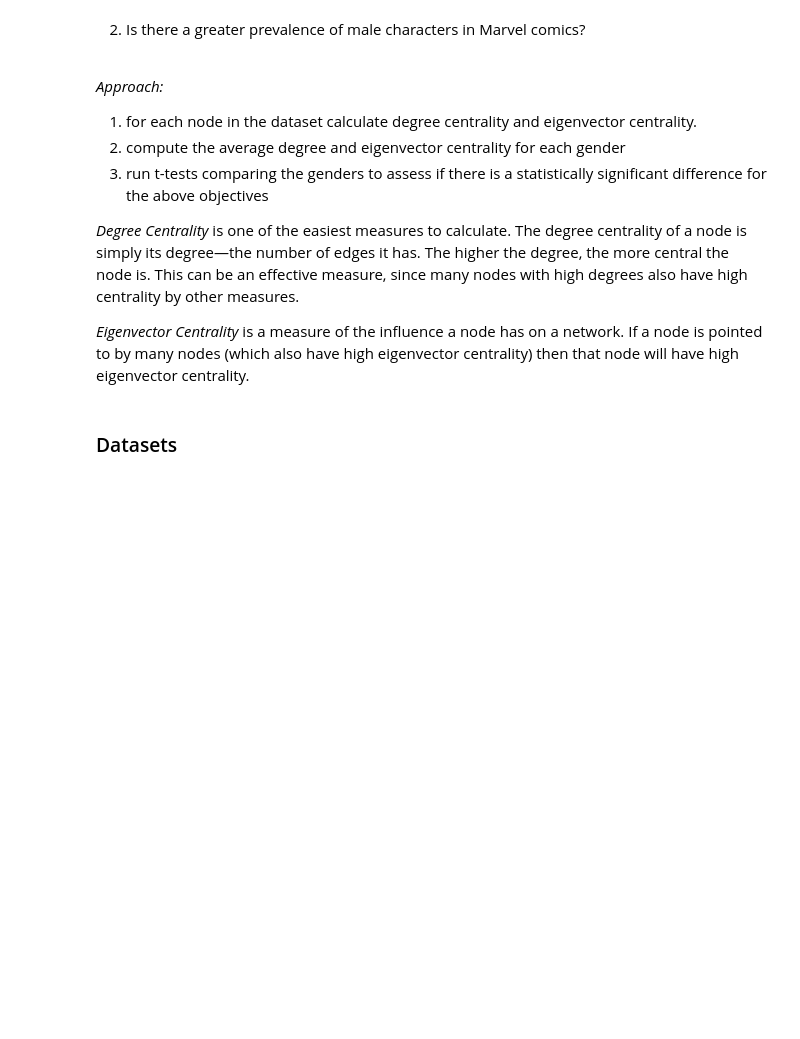
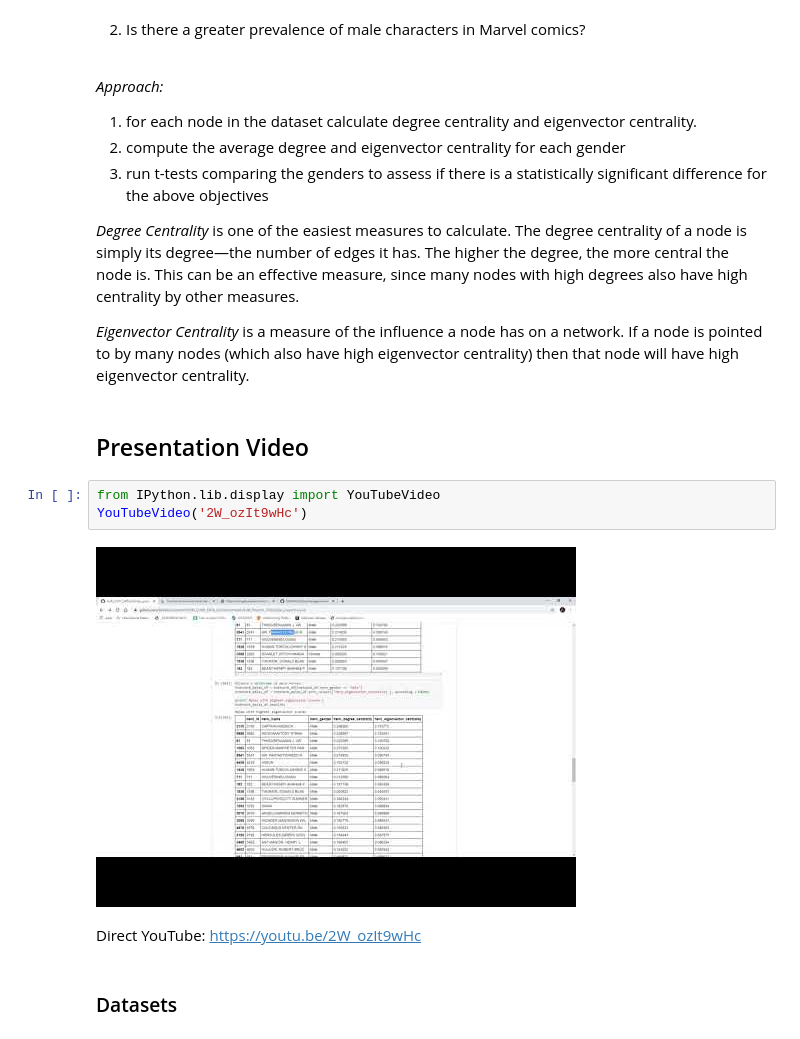
Before and after one commit to WillieDavonSmalls/KJW_CUNY_DATA_620, a Jupyter notebook: KJW_Project1_DS620/kjw_project1.ipynb, the cells around one changed output. Saved outputs shown, nothing was run; the diff lists cells and outputs as text; blank space fills up the shorter version.

Commit message:
Jupyter Notebook with embedded Youtube Video

```diff
--- a/KJW_Project1_DS620/kjw_project1.ipynb
+++ b/KJW_Project1_DS620/kjw_project1.ipynb
@@ -19,6 +19,15 @@ In this project we will analyze and compare based on centrality measures across
 <I> Degree Centrality </I>is one of the easiest measures to calculate. The degree centrality of a node is simply its degree—the number of edges it has. The higher the degree, the more central the node is. This can be an effective measure, since many nodes with high degrees also have high centrality by other measures. <br>
 
 <I> Eigenvector Centrality </I>is a measure of the influence a node has on a network. If a node is pointed to by many nodes (which also have high eigenvector centrality) then that node will have high eigenvector centrality.
+# %% [markdown]
+## Presentation Video
+# %%
+from IPython.lib.display import YouTubeVideo
+YouTubeVideo('2W_ozIt9wHc')
+# %% [output]
+[figure, added]
+# %% [markdown]
+Direct YouTube: https://youtu.be/2W_ozIt9wHc
 # %% [markdown]
 ### Datasets
 # %% [markdown]
```
